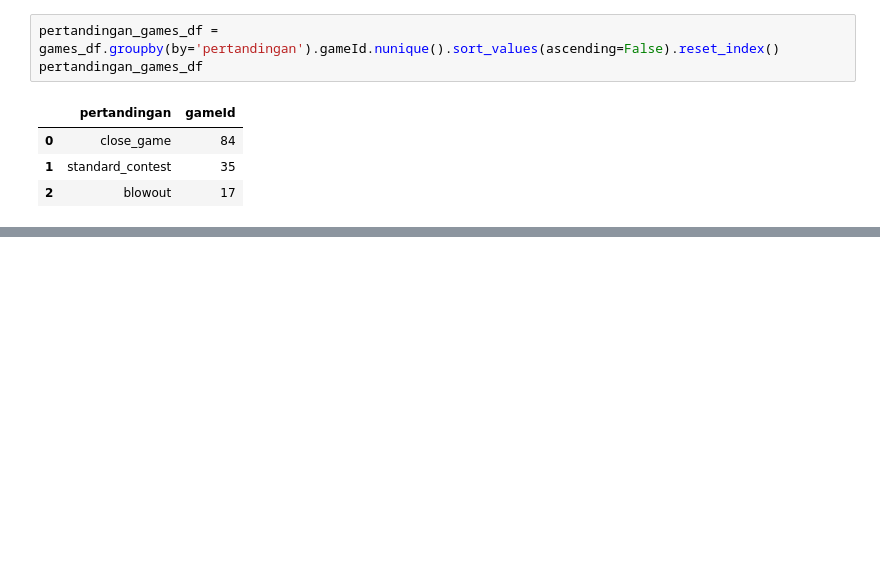
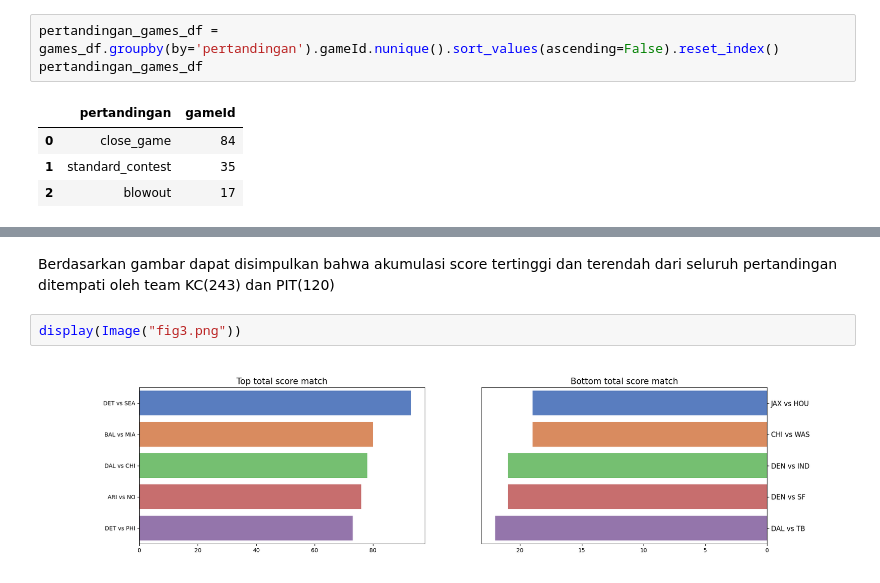
Before and after one commit to hanru789/NFL-Big-Data-Bowl-2025, a Jupyter notebook: about-games.ipynb, the cells around one changed output, grey strips where cells are left out. Drawn from its saved outputs; the diff is of its cells as text; blank space fills up the shorter version.

```diff
--- a/about-games.ipynb
+++ b/about-games.ipynb
@@ -495,0 +543,6 @@ plt.show()
+# %% [markdown]
+Berdasarkan gambar dapat disimpulkan bahwa akumulasi score tertinggi dan terendah dari seluruh pertandingan ditempati oleh team KC(243) dan PIT(120)
+# %%
+display(Image("fig3.png"))
+# %% [output]
+[figure, added]
```
Also changed, not shown: parts of 21 cells of this notebook.
